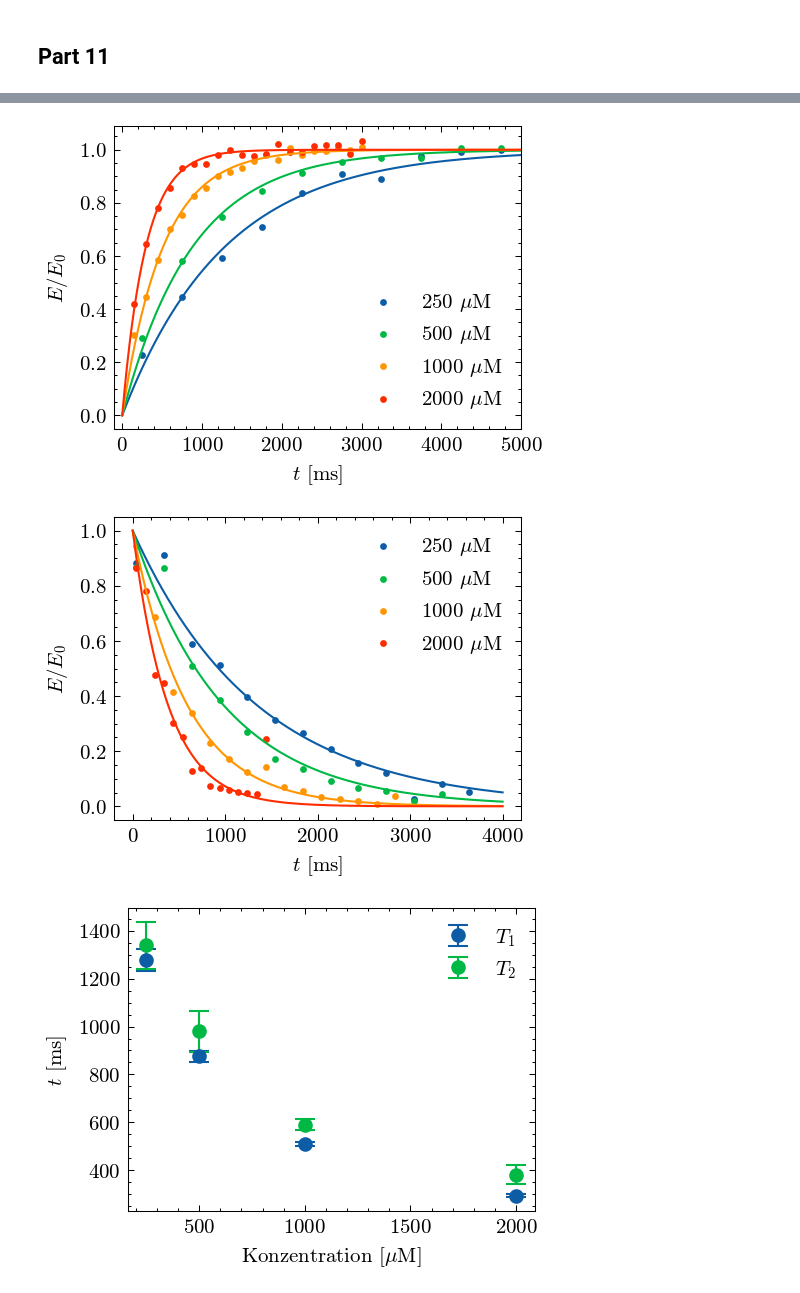
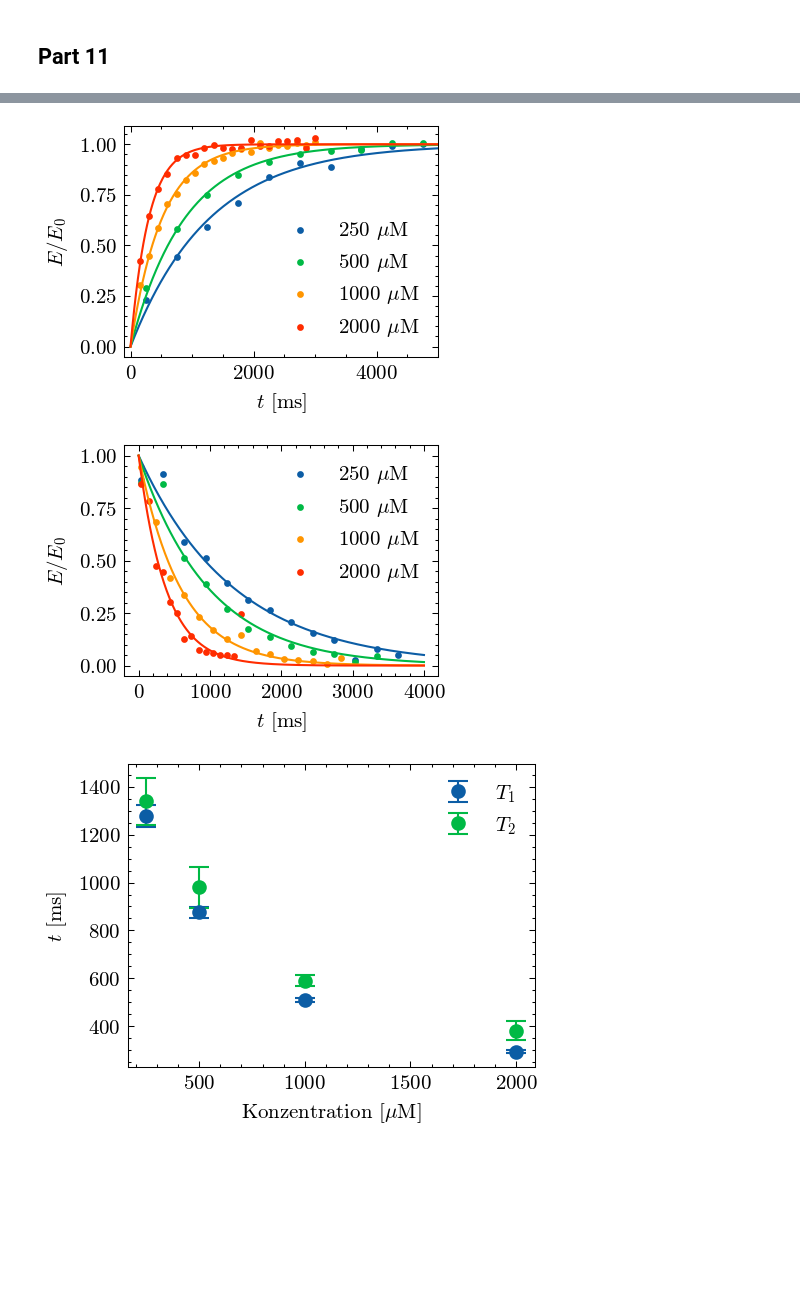
Before and after one commit to emhl/FP2, a Jupyter notebook: kernspin.ipynb, the cells around one changed output, grey strips where cells are left out. Saved outputs shown, nothing was run; the diff lists cells and outputs as text; code cells hidden in the pictures; blank space fills up the shorter version.

```diff
--- a/kernspin.ipynb
+++ b/kernspin.ipynb
@@ -440,7 +440,7 @@ files10[3::8]
 def t2_fit(t, T2, A):
     return A*np.exp(-t/T2)
 # %%
-plt.figure()
+plt.figure(figsize=(2.7,2))
 t2_alt = []
 for i, t2 in enumerate(t2_10[::2]):
     # amp = ua(t2[1],t2[2])
@@ -450,7 +450,7 @@ for i, t2 in enumerate(t2_10[::2]):
     xl = np.linspace(0, 10000, 500)
     plt.plot(xl, t2_fit(xl, *popt))
     t2_alt.append(uf(popt[0],np.sqrt(np.diag(pcov))[0]))
-    plt.legend()
+    # plt.legend()
     plt.xlabel('$t$ [ms]')
     plt.ylabel('$E/E_0$')
 plt.savefig(outdir+'10-t2-alt.pdf')
@@ -524,7 +524,7 @@ for i, f in enumerate(files11):
     dat11.append(pd.read_csv(f, header=None,))
 # %%
 # t1
-plt.figure()
+plt.figure(figsize=(2.7,2))
 t1_11 = []
 for d ,c in zip(dat11[2::4], concentrations):
     plt.scatter(d[0],d[1],s=5, label=rf"{c} $\mu$M")
@@ -538,23 +538,23 @@ plt.legend()
 plt.xlim(-100,5000)
 plt.savefig(outdir+'11-t1.pdf')
 # %% [output]
-[figure, old version]
+[figure, new version]
 # %%
 # t2
-plt.figure()
+plt.figure(figsize=(2.7,2))
 t2_11 = []
 for d,c in zip(dat11[3::4],concentrations):
     plt.scatter(d[0],d[1],s=5, label=rf"{c} $\mu$M")
     popt, pcov = curve_fit(t2_fit, d[0], d[1], p0=[1000,1])
     xl = np.linspace(0, 4000, 500)
     plt.plot(xl, t2_fit(xl, *popt))
     t2_11.append(uf(popt[0],np.sqrt(np.diag(pcov))[0]))
 plt.xlabel('$t$ [ms]')
 plt.ylabel('$E/E_0$')
 plt.legend()
 plt.savefig(outdir+'11-t2.pdf')
 # %% [output]
-[figure, old version]
+[figure, new version]
 # %%
 plt.figure()
 plt.errorbar(concentrations, nv(t1_11), sd(t1_11),fmt='o',label='$T_1$')
```
Also changed, not shown: parts of 7 cells of this notebook.
